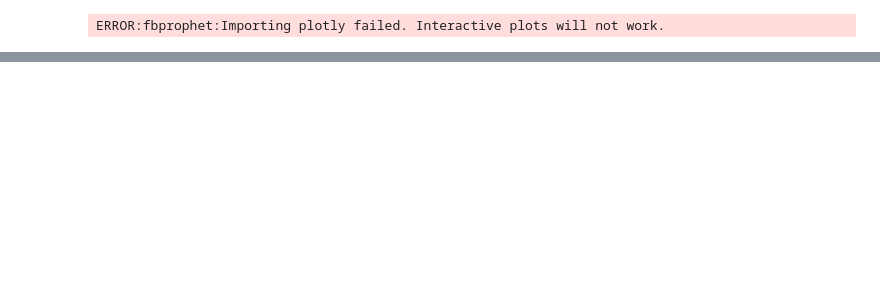
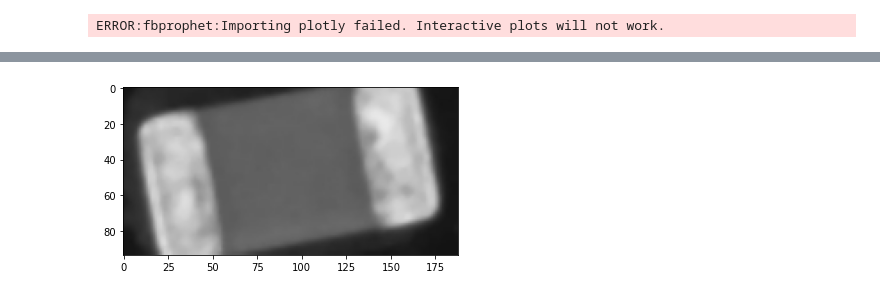
Before and after one commit to derevirn/cybord-projects, a Jupyter notebook: outlier-detection/notebooks/outlier.ipynb, the cells around one changed output, grey strips where cells are left out. Saved outputs shown, nothing was run; the diff lists cells and outputs as text; code cells hidden in the pictures; blank space fills up the shorter version.

```diff
--- a/outlier-detection/notebooks/outlier.ipynb
+++ b/outlier-detection/notebooks/outlier.ipynb
@@ -85,0 +114,9 @@ od.fit(train, epochs=30, verbose=True)
+# %%
+img_full = img_to_np(path, resize=False)
+
+for i, pred in enumerate(preds['data']['is_outlier']):
+    if(pred == 1):
+        plt.imshow(img_full[i])
+        plt.savefig("img/" + str(i) + ".jpg")
+# %% [output]
+[figure, added]
```
Also changed, not shown: parts of 5 cells of this notebook, 1 other file.
